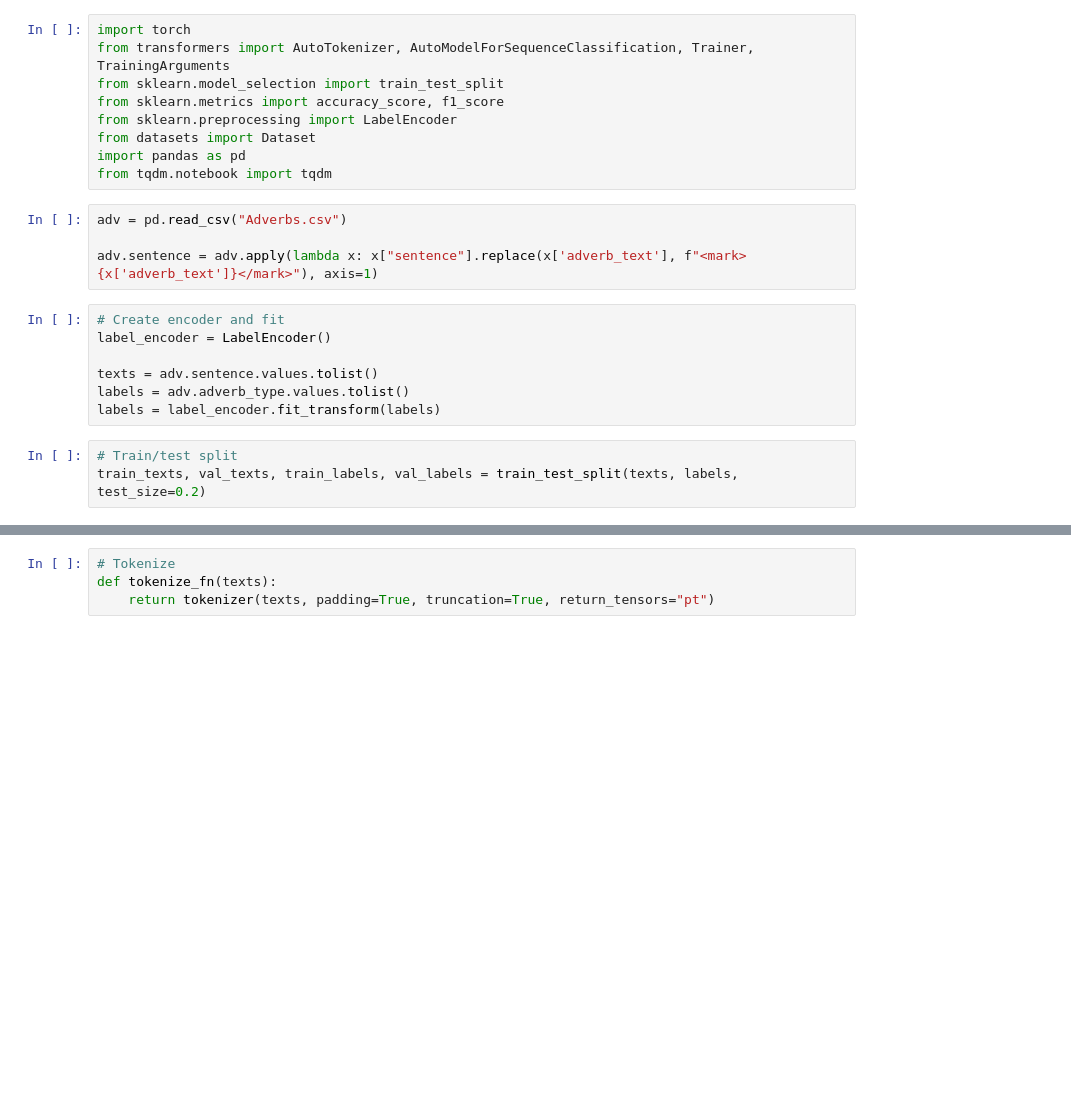
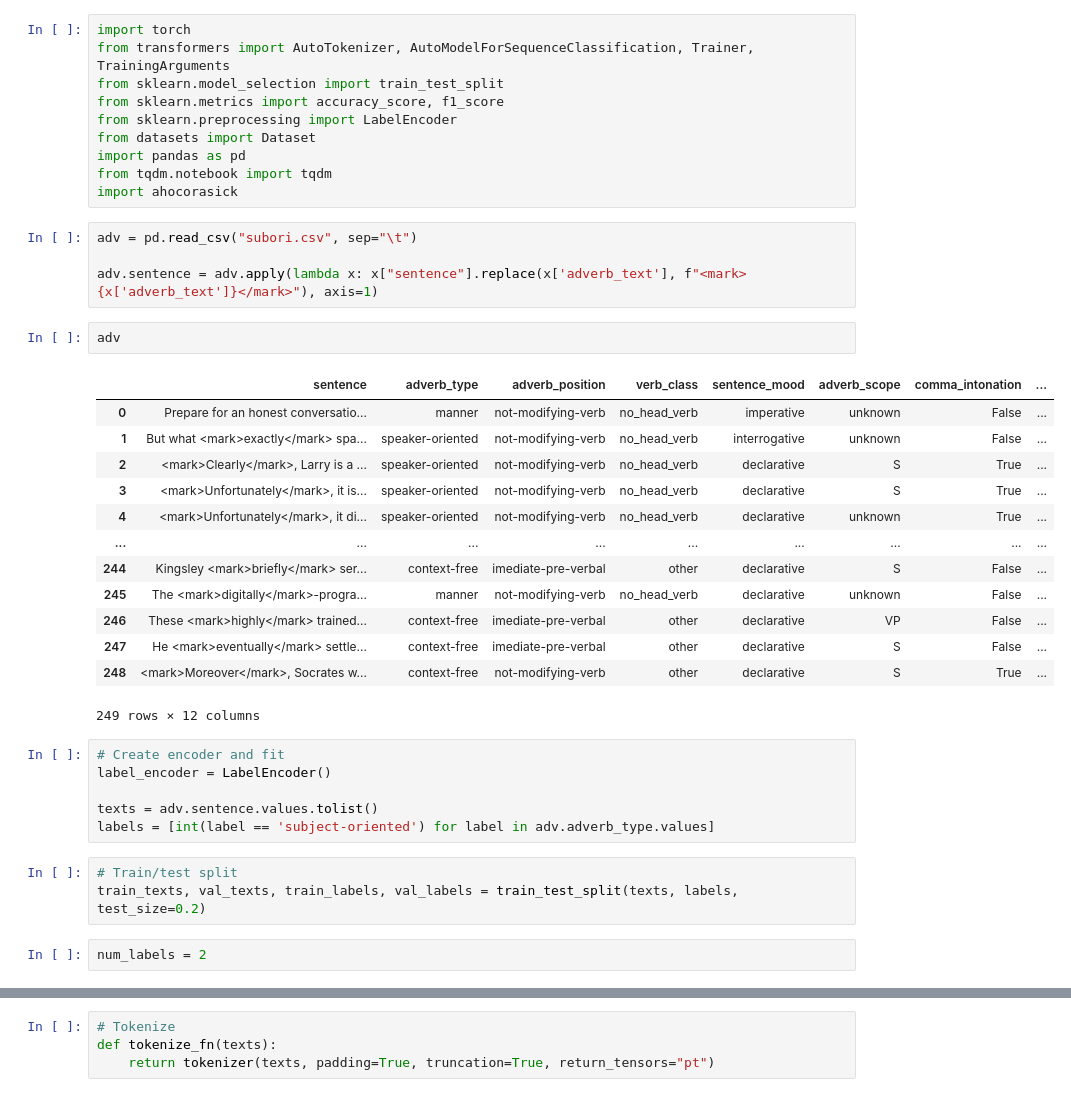
Before and after one commit to jylee1010/Adverb-pragmatic-class, a Jupyter notebook: find_data.ipynb, the cells around one changed output, grey strips where cells are left out. Drawn from its saved outputs; the diff is of its cells as text; blank space fills up the shorter version.

```diff
--- a/find_data.ipynb
+++ b/find_data.ipynb
@@ -7,20 +7,38 @@ from sklearn.preprocessing import LabelEncoder
 from datasets import Dataset
 import pandas as pd
 from tqdm.notebook import tqdm
+import ahocorasick
 # %%
-adv = pd.read_csv("Adverbs.csv")
+adv = pd.read_csv("subori.csv", sep="\t")
 
 adv.sentence = adv.apply(lambda x: x["sentence"].replace(x['adverb_text'], f"<mark>{x['adverb_text']}</mark>"), axis=1)
+# %%
+adv
+# %% [output]
+|  | sentence | adverb_type | adverb_position | verb_class | sentence_mood | adverb_scope | comma_intonation | ... |
+| 0 | Prepare for an honest conversatio... | manner | not-modifying-verb | no_head_verb | imperative | unknown | False | ... |
+| 1 | But what <mark>exactly</mark> spa... | speaker-oriented | not-modifying-verb | no_head_verb | interrogative | unknown | False | ... |
+| 2 | <mark>Clearly</mark>, Larry is a ... | speaker-oriented | not-modifying-verb | no_head_verb | declarative | S | True | ... |
+| 3 | <mark>Unfortunately</mark>, it is... | speaker-oriented | not-modifying-verb | no_head_verb | declarative | S | True | ... |
+| 4 | <mark>Unfortunately</mark>, it di... | speaker-oriented | not-modifying-verb | no_head_verb | declarative | unknown | True | ... |
+| ... | ... | ... | ... | ... | ... | ... | ... | ... |
+| 244 | Kingsley <mark>briefly</mark> ser... | context-free | imediate-pre-verbal | other | declarative | S | False | ... |
+| 245 | The <mark>digitally</mark>-progra... | manner | not-modifying-verb | no_head_verb | declarative | unknown | False | ... |
+| 246 | These <mark>highly</mark> trained... | context-free | imediate-pre-verbal | other | declarative | VP | False | ... |
+| 247 | He <mark>eventually</mark> settle... | context-free | imediate-pre-verbal | other | declarative | S | False | ... |
+| 248 | <mark>Moreover</mark>, Socrates w... | context-free | not-modifying-verb | other | declarative | S | True | ... |
+249 rows × 12 columns
 # %%
 # Create encoder and fit
 label_encoder = LabelEncoder()
 
 texts = adv.sentence.values.tolist()
-labels = adv.adverb_type.values.tolist()
-labels = label_encoder.fit_transform(labels)
+labels = [int(label == 'subject-oriented') for label in adv.adverb_type.values]
 # %%
 # Train/test split
 train_texts, val_texts, train_labels, val_labels = train_test_split(texts, labels, test_size=0.2)
+# %%
+num_labels = 2
 # %%
 # Tokenizer and model
 model_name = "answerdotai/ModernBERT-base"
```
Also changed, not shown: parts of 6 cells of this notebook, 2 other files.
